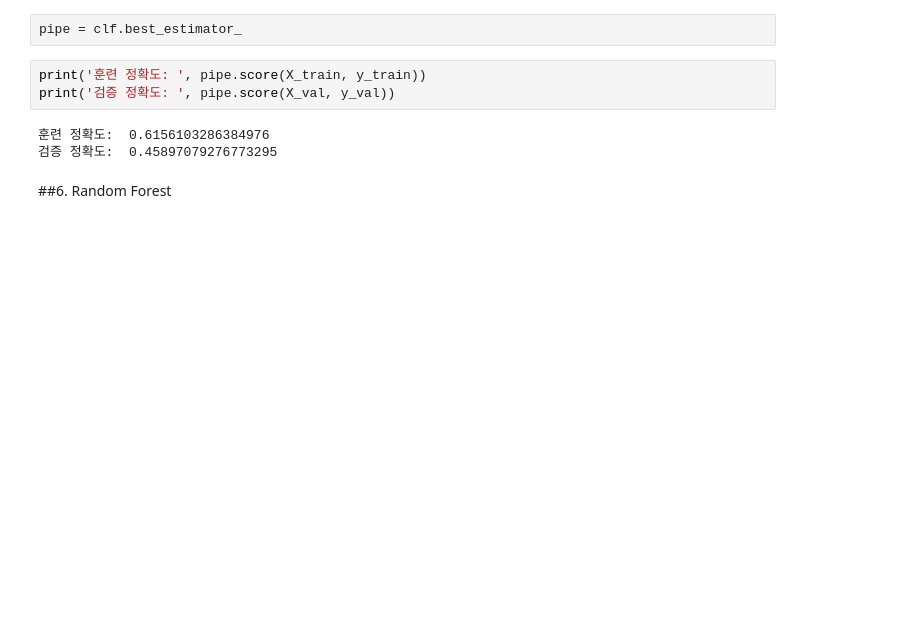
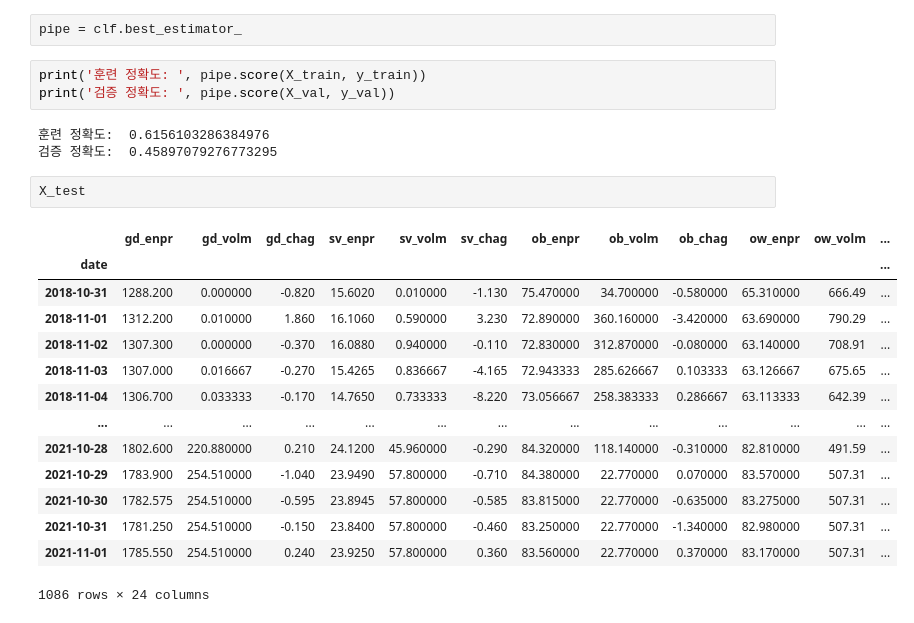
Before and after one commit to sumu97/Data-Science-Cheat-Code, a Jupyter notebook: Kospi_Market_Analysis_sumu97.ipynb, the cells around one changed output. Drawn from its saved outputs; the diff is of its cells as text; blank space fills up the shorter version.

```diff
--- a/Kospi_Market_Analysis_sumu97.ipynb
+++ b/Kospi_Market_Analysis_sumu97.ipynb
@@ -750,5 +753,20 @@ print('검증 정확도: ', pipe.score(X_val, y_val))
 # %% [output]
 훈련 정확도:  0.6156103286384976
 검증 정확도:  0.45897079276773295
-# %% [markdown]
-##6. Random Forest
+# %%
+X_test
+# %% [output]
+|  | gd_enpr | gd_volm | gd_chag | sv_enpr | sv_volm | sv_chag | ob_enpr | ob_volm | ob_chag | ow_enpr | ow_volm | ... |
+| date |  |  |  |  |  |  |  |  |  |  |  | ... |
+| 2018-10-31 | 1288.200 | 0.000000 | -0.820 | 15.6020 | 0.010000 | -1.130 | 75.470000 | 34.700000 | -0.580000 | 65.310000 | 666.49 | ... |
+| 2018-11-01 | 1312.200 | 0.010000 | 1.860 | 16.1060 | 0.590000 | 3.230 | 72.890000 | 360.160000 | -3.420000 | 63.690000 | 790.29 | ... |
+| 2018-11-02 | 1307.300 | 0.000000 | -0.370 | 16.0880 | 0.940000 | -0.110 | 72.830000 | 312.870000 | -0.080000 | 63.140000 | 708.91 | ... |
+| 2018-11-03 | 1307.000 | 0.016667 | -0.270 | 15.4265 | 0.836667 | -4.165 | 72.943333 | 285.626667 | 0.103333 | 63.126667 | 675.65 | ... |
+| 2018-11-04 | 1306.700 | 0.033333 | -0.170 | 14.7650 | 0.733333 | -8.220 | 73.056667 | 258.383333 | 0.286667 | 63.113333 | 642.39 | ... |
+| ... | ... | ... | ... | ... | ... | ... | ... | ... | ... | ... | ... | ... |
+| 2021-10-28 | 1802.600 | 220.880000 | 0.210 | 24.1200 | 45.960000 | -0.290 | 84.320000 | 118.140000 | -0.310000 | 82.810000 | 491.59 | ... |
+| 2021-10-29 | 1783.900 | 254.510000 | -1.040 | 23.9490 | 57.800000 | -0.710 | 84.380000 | 22.770000 | 0.070000 | 83.570000 | 507.31 | ... |
+| 2021-10-30 | 1782.575 | 254.510000 | -0.595 | 23.8945 | 57.800000 | -0.585 | 83.815000 | 22.770000 | -0.635000 | 83.275000 | 507.31 | ... |
+| 2021-10-31 | 1781.250 | 254.510000 | -0.150 | 23.8400 | 57.800000 | -0.460 | 83.250000 | 22.770000 | -1.340000 | 82.980000 | 507.31 | ... |
+| 2021-11-01 | 1785.550 | 254.510000 | 0.240 | 23.9250 | 57.800000 | 0.360 | 83.560000 | 22.770000 | 0.370000 | 83.170000 | 507.31 | ... |
+1086 rows × 24 columns
```
Also changed, not shown: parts of 15 cells of this notebook.
